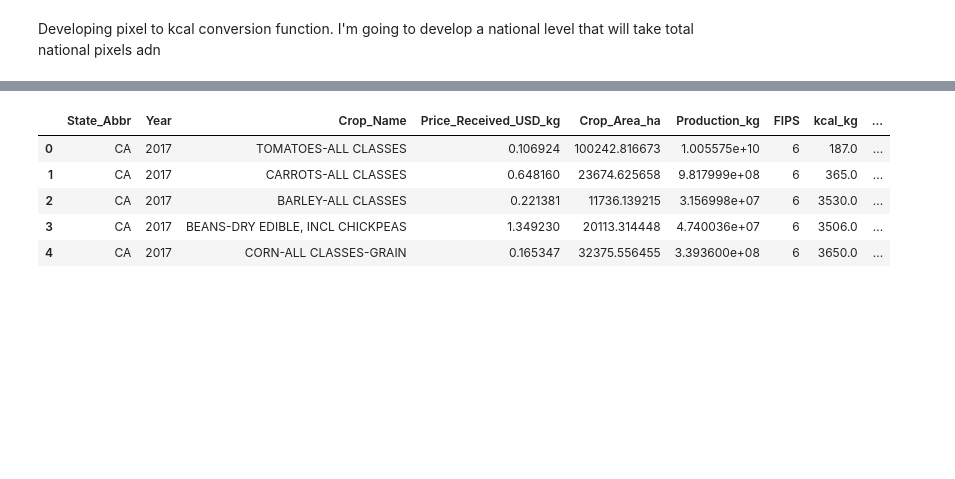
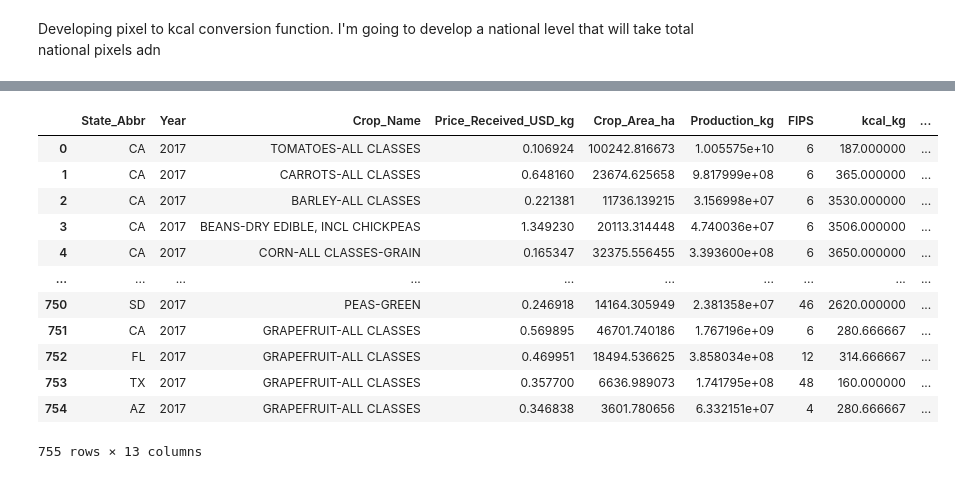
Before and after one commit to earthrise-media/food-system-digital-twin, a Jupyter notebook: origins/county-data.ipynb, the cells around one changed output, grey strips where cells are left out. Drawn from its saved outputs; the diff is of its cells as text; code cells hidden in the pictures; blank space fills up the shorter version.

```diff
--- a/origins/county-data.ipynb
+++ b/origins/county-data.ipynb
@@ -208,6 +93,9 @@ for u in unique:
     unique_df = unique_df.append(production[production['Crop_Name'] == u].iloc[0])
 # write unique_df to csv
 # unique_df.to_csv("../unsynced-data/Production_data_clean.csv")
+# %%
+counties = counties.drop(columns=["State_y", "Postal_y"])
+counties = counties.rename(columns={"State_x": "State", "Postal_x": "Postal"})
 # %% [markdown]
 Developing a function that will add kcal's to counties df
 1. step 1 rollup counties data when needed as shown in final_crops dataframe
@@ -395,0 +267,10 @@ for c in counties.columns:
+# %%
+# adds the national level conversion of kcals to pixels
+final_crops["kcal_pixel_national"] = final_crops["Production_kcal"] / final_crops["total_pixels"]
+# change values that are inf to nan
+final_crops.loc[final_crops["kcal_pixel_national"] == np.inf, "kcal_pixel_national"] = np.nan
+final_crops.loc[final_crops["total_pixels"].isna(), "total_pixels"] = 0
+final_crops["total_pixels"] = final_crops["total_pixels"].astype(int)
+final_crops = final_crops[final_crops["total_pixels"] != 0]
+# write final_crops to csv as a checkpoint
+final_crops.to_csv("final_crops_with_kcal.csv")
@@ -411,0 +376,12 @@ rel_counties
+# %%
+# This adds crop_code to rel_prod and drops any rows from rel_prod that are not in final_crops (e.g. Tobacco)
+for r in rel_prod["Crop_Name"]:
+    # print the crop_code from final_crops if it exists if not print "big time error"
+    if r in final_crops["production_name"].values:
+        # add the crop_code to rel_prod
+        rel_prod.loc[rel_prod["Crop_Name"] == r, "crop_code"] = final_crops.loc[final_crops["production_name"] == r, "crop_code"].iloc[0]
+    else:
+        # drop the row from rel_prod if it is not in final_crops
+        rel_prod = rel_prod[rel_prod["Crop_Name"] != r]
+        print (r)
+rel_prod = rel_prod.reset_index(drop=True)
@@ -412,9 +406,32 @@ rel_counties
+# %%
+# adding total state pixels to rel_prod
+for i in range(len(rel_prod)):
+    # get the crop_code from rel_prod
+    crop_code = rel_prod.loc[i, "crop_code"]
+    # get the state from rel_prod
+    state = rel_prod.loc[i, "State_Abbr"]
+    # get the value of the column in rel_counties that matches crop_code and where rel_counties["Postal"] matches state
+    # then sum the values in that column
+    state_pixels = rel_counties.loc[rel_counties["Postal"] == state, crop_code].sum()
+    # add the value of state_pixels to the row in rel_prod
+    rel_prod.loc[i, "state_pixels"] = state_pixels
+
+# add kcal_pixel_state as a column to rel_prod
+rel_prod["kcal_pixel_state"] = rel_prod["Production_kcal"] / rel_prod["state_pixels"]
+rel_prod.loc[rel_prod["kcal_pixel_state"] == np.inf, "kcal_pixel_state"] = np.nan
 # %%
-rel_prod.head(5)
+rel_prod
 # %% [output]
 |  | State_Abbr | Year | Crop_Name | Price_Received_USD_kg | Crop_Area_ha | Production_kg | FIPS | kcal_kg | ... |
-| 0 | CA | 2017 | TOMATOES-ALL CLASSES | 0.106924 | 100242.816673 | 1.005575e+10 | 6 | 187.0 | ... |
-| 1 | CA | 2017 | CARROTS-ALL CLASSES | 0.648160 | 23674.625658 | 9.817999e+08 | 6 | 365.0 | ... |
-| 2 | CA | 2017 | BARLEY-ALL CLASSES | 0.221381 | 11736.139215 | 3.156998e+07 | 6 | 3530.0 | ... |
-| 3 | CA | 2017 | BEANS-DRY EDIBLE, INCL CHICKPEAS | 1.349230 | 20113.314448 | 4.740036e+07 | 6 | 3506.0 | ... |
-| 4 | CA | 2017 | CORN-ALL CLASSES-GRAIN | 0.165347 | 32375.556455 | 3.393600e+08 | 6 | 3650.0 | ... |
+| 0 | CA | 2017 | TOMATOES-ALL CLASSES | 0.106924 | 100242.816673 | 1.005575e+10 | 6 | 187.000000 | ... |
+| 1 | CA | 2017 | CARROTS-ALL CLASSES | 0.648160 | 23674.625658 | 9.817999e+08 | 6 | 365.000000 | ... |
+| 2 | CA | 2017 | BARLEY-ALL CLASSES | 0.221381 | 11736.139215 | 3.156998e+07 | 6 | 3530.000000 | ... |
+| 3 | CA | 2017 | BEANS-DRY EDIBLE, INCL CHICKPEAS | 1.349230 | 20113.314448 | 4.740036e+07 | 6 | 3506.000000 | ... |
+| 4 | CA | 2017 | CORN-ALL CLASSES-GRAIN | 0.165347 | 32375.556455 | 3.393600e+08 | 6 | 3650.000000 | ... |
+| ... | ... | ... | ... | ... | ... | ... | ... | ... | ... |
+| 750 | SD | 2017 | PEAS-GREEN | 0.246918 | 14164.305949 | 2.381358e+07 | 46 | 2620.000000 | ... |
+| 751 | CA | 2017 | GRAPEFRUIT-ALL CLASSES | 0.569895 | 46701.740186 | 1.767196e+09 | 6 | 280.666667 | ... |
+| 752 | FL | 2017 | GRAPEFRUIT-ALL CLASSES | 0.469951 | 18494.536625 | 3.858034e+08 | 12 | 314.666667 | ... |
+| 753 | TX | 2017 | GRAPEFRUIT-ALL CLASSES | 0.357700 | 6636.989073 | 1.741795e+08 | 48 | 160.000000 | ... |
+| 754 | AZ | 2017 | GRAPEFRUIT-ALL CLASSES | 0.346838 | 3601.780656 | 6.332151e+07 | 4 | 280.666667 | ... |
+755 rows × 13 columns
```
Also changed, not shown: parts of 55 cells of this notebook, 5 other files.
